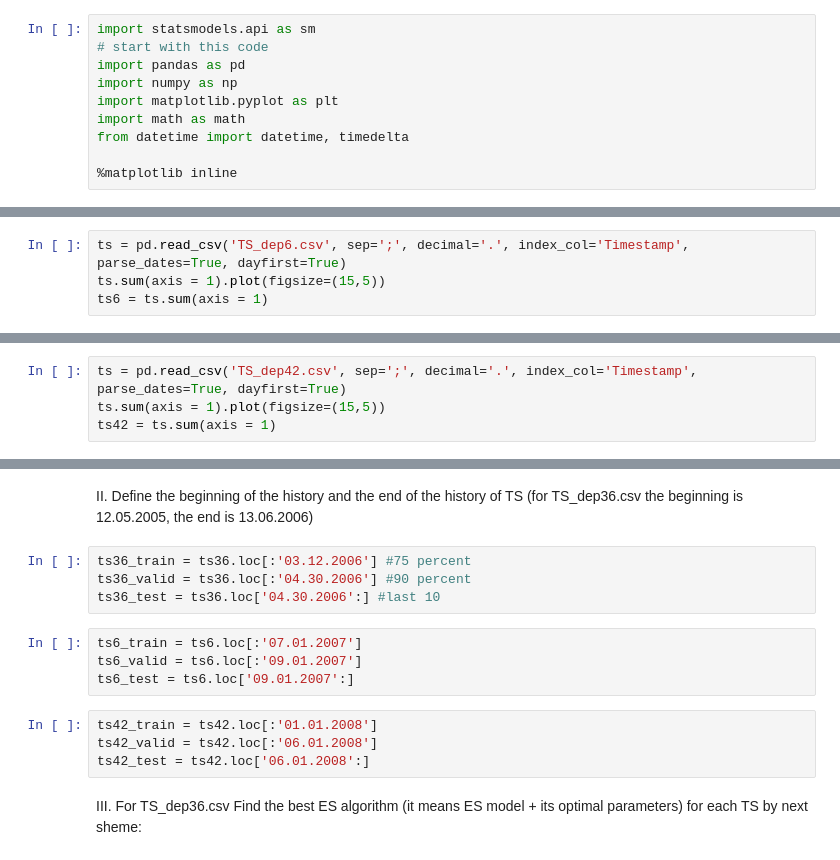
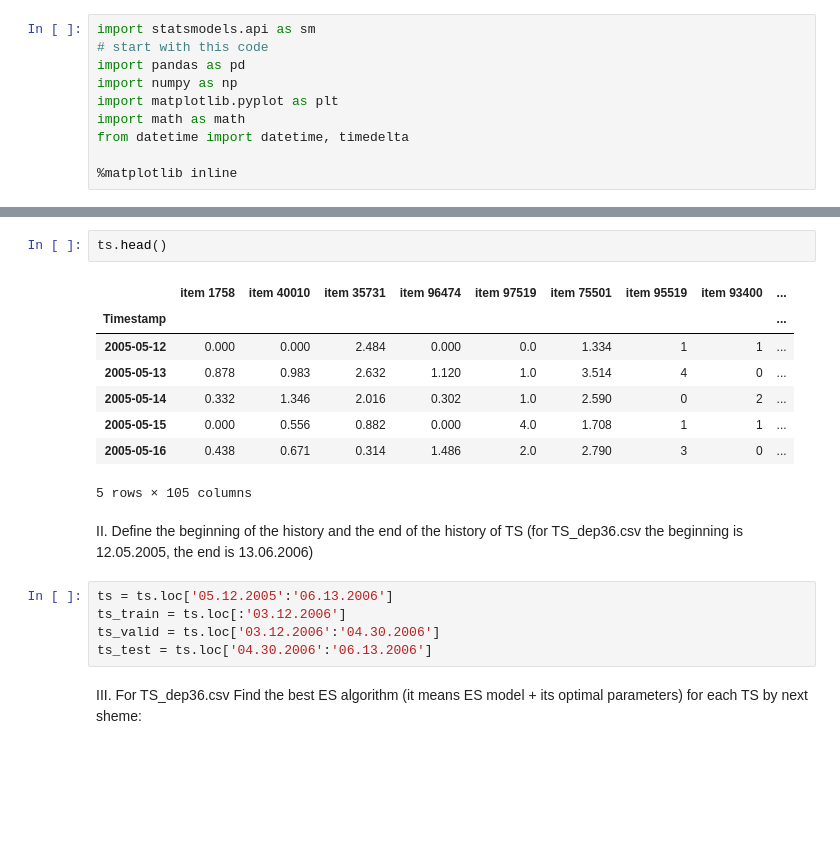
Before and after one commit to Rosehair/ml_team_dav, a Jupyter notebook: lab1/Lab 1.ipynb, the cells around one changed output, grey strips where cells are left out. Drawn from its saved outputs; the diff is of its cells as text; blank space fills up the shorter version.

```diff
--- a/lab1/Lab 1.ipynb
+++ b/lab1/Lab 1.ipynb
@@ -86,4 +85,0 @@ ts36 = ts.sum(axis = 1)
-# %%
-ts = pd.read_csv('TS_dep6.csv', sep=';', decimal='.', index_col='Timestamp', parse_dates=True, dayfirst=True)
-ts.sum(axis = 1).plot(figsize=(15,5))
-ts6 = ts.sum(axis = 1)
@@ -92,4 +85,0 @@ ts6 = ts.sum(axis = 1)
-# %%
-ts = pd.read_csv('TS_dep42.csv', sep=';', decimal='.', index_col='Timestamp', parse_dates=True, dayfirst=True)
-ts.sum(axis = 1).plot(figsize=(15,5))
-ts42 = ts.sum(axis = 1)
@@ -98,17 +86,21 @@ ts42 = ts.sum(axis = 1)
+# %%
+ts.head()
+# %% [output]
+|  | item 1758 | item 40010 | item 35731 | item 96474 | item 97519 | item 75501 | item 95519 | item 93400 | ... |
+| Timestamp |  |  |  |  |  |  |  |  | ... |
+| 2005-05-12 | 0.000 | 0.000 | 2.484 | 0.000 | 0.0 | 1.334 | 1 | 1 | ... |
+| 2005-05-13 | 0.878 | 0.983 | 2.632 | 1.120 | 1.0 | 3.514 | 4 | 0 | ... |
+| 2005-05-14 | 0.332 | 1.346 | 2.016 | 0.302 | 1.0 | 2.590 | 0 | 2 | ... |
+| 2005-05-15 | 0.000 | 0.556 | 0.882 | 0.000 | 4.0 | 1.708 | 1 | 1 | ... |
+| 2005-05-16 | 0.438 | 0.671 | 0.314 | 1.486 | 2.0 | 2.790 | 3 | 0 | ... |
+5 rows × 105 columns
 # %% [markdown]
 II. Define the beginning of the history and the end of the history of TS (for TS_dep36.csv the beginning is 12.05.2005, the end is 13.06.2006)
-# %%
-ts36_train = ts36.loc[:'03.12.2006'] #75 percent
-ts36_valid = ts36.loc[:'04.30.2006'] #90 percent
-ts36_test = ts36.loc['04.30.2006':] #last 10
-# %%
-ts6_train = ts6.loc[:'07.01.2007']
-ts6_valid = ts6.loc[:'09.01.2007']
-ts6_test = ts6.loc['09.01.2007':]
-# %%
-ts42_train = ts42.loc[:'01.01.2008']
-ts42_valid = ts42.loc[:'06.01.2008']
-ts42_test = ts42.loc['06.01.2008':]
+# %%
+ts = ts.loc['05.12.2005':'06.13.2006']
+ts_train = ts.loc[:'03.12.2006']
+ts_valid = ts.loc['03.12.2006':'04.30.2006']
+ts_test = ts.loc['04.30.2006':'06.13.2006']
 # %% [markdown]
 III. For TS_dep36.csv Find the best ES algorithm (it means ES model + its optimal parameters) for each TS by next sheme:
 # %% [markdown]
```
Also changed, not shown: parts of 78 cells of this notebook, 1 other file.
